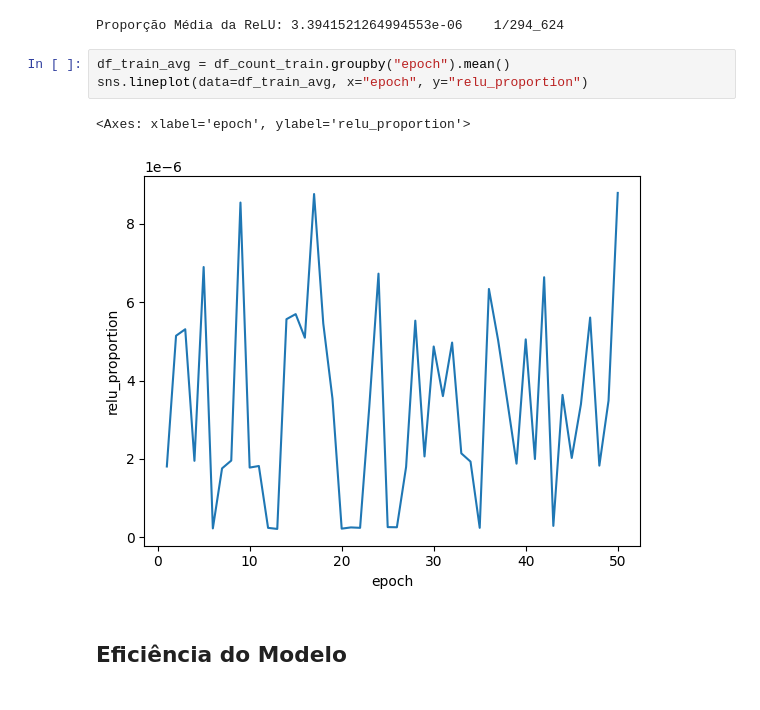
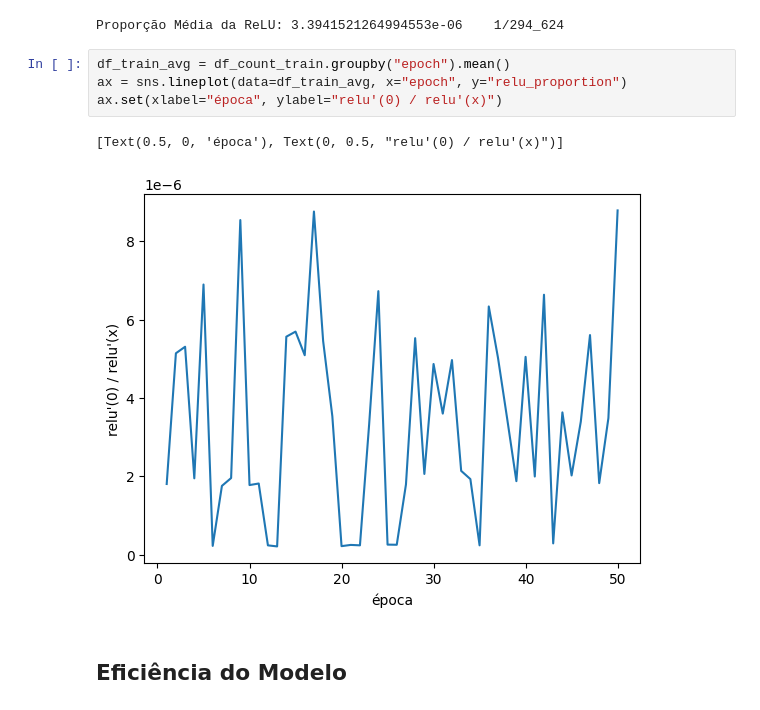
Before and after one commit to robertotomchak/ReLUDiffStudy, a Jupyter notebook: analysis_hochuli.ipynb, the cells around one changed output. Drawn from its saved outputs; the diff is of its cells as text.

```diff
--- a/analysis_hochuli.ipynb
+++ b/analysis_hochuli.ipynb
@@ -94,10 +94,11 @@ print(f"Proporção Média da ReLU: {relu_proportion.mean()}    1/{round(1/relu_
 Proporção Média da ReLU: 3.3941521264994553e-06    1/294_624
 # %%
 df_train_avg = df_count_train.groupby("epoch").mean()
-sns.lineplot(data=df_train_avg, x="epoch", y="relu_proportion")
+ax = sns.lineplot(data=df_train_avg, x="epoch", y="relu_proportion")
+ax.set(xlabel="época", ylabel="relu'(0) / relu'(x)")
 # %% [output]
-<Axes: xlabel='epoch', ylabel='relu_proportion'>
+[Text(0.5, 0, 'época'), Text(0, 0.5, "relu'(0) / relu'(x)")]
-[figure, old version]
+[figure, new version]
 # %% [markdown]
 ## Eficiência do Modelo
 # %%
```
Also changed, not shown: parts of 4 cells of this notebook, 1 other file.
